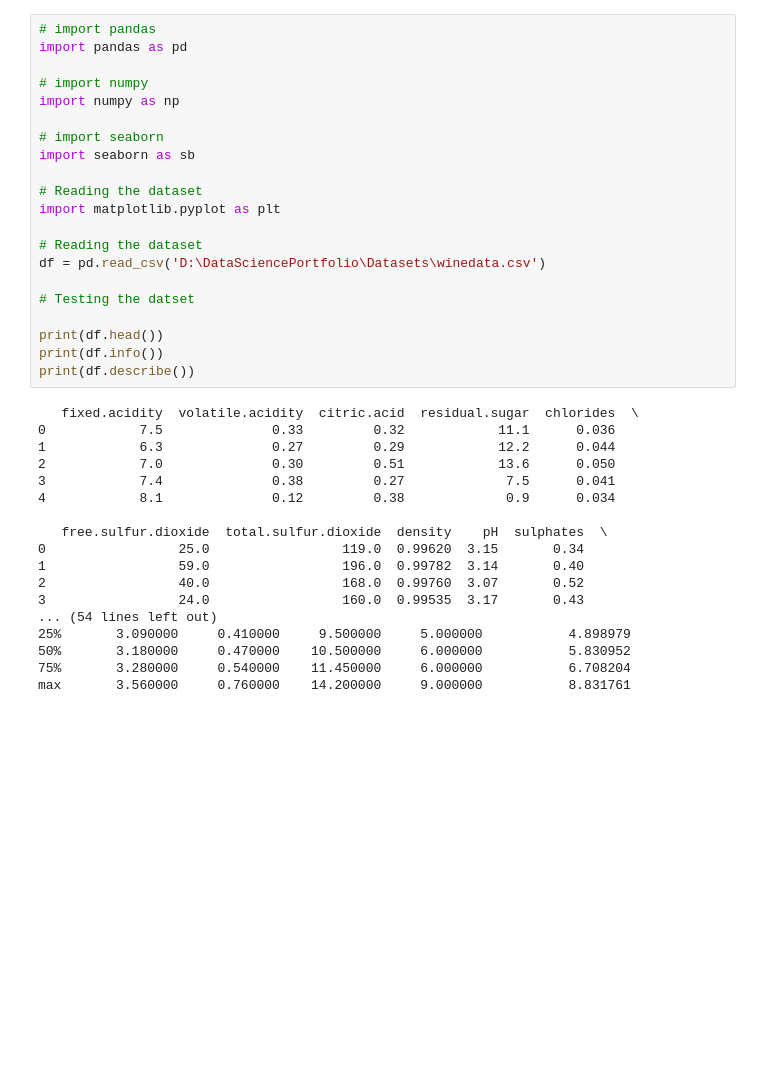
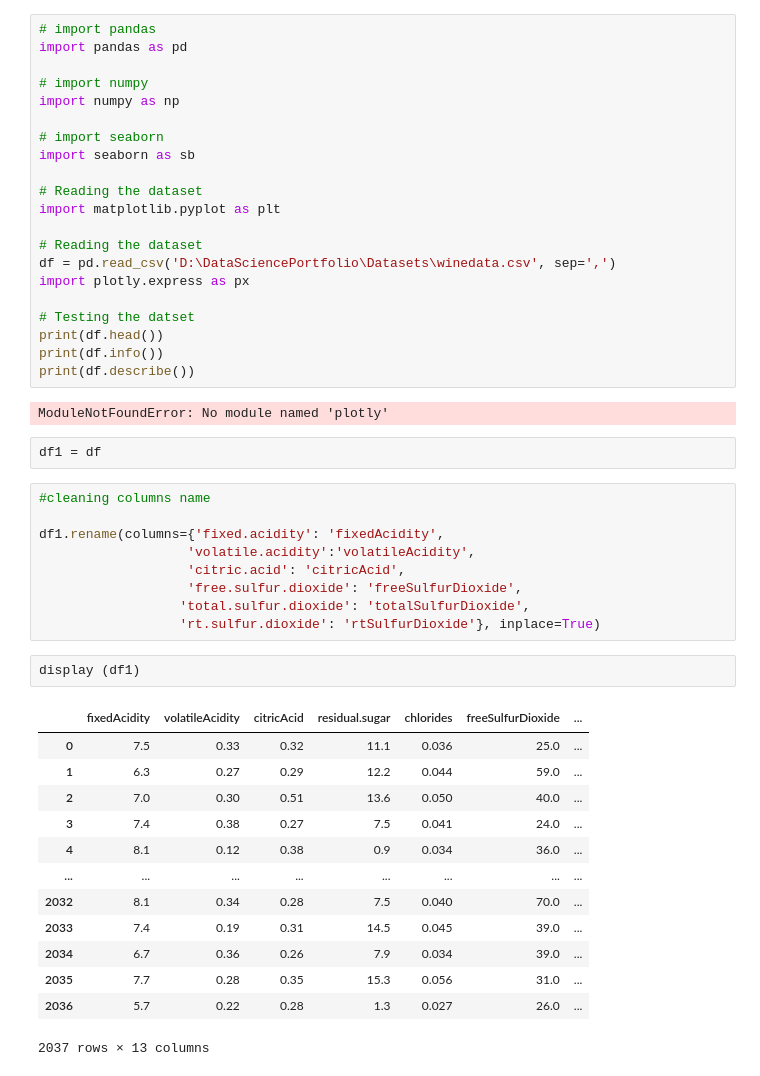
Before and after one commit to anik-cse/DataSciencePortfolio, a Jupyter notebook: Wine-Quality-Prediction-Analysis-Machine-Learning-Python/Wine Quality Prediction Analysis.ipynb, the cells around one changed output. Cells and saved outputs as stored; diff of their text form; blank space fills up the shorter version.

```diff
--- a/Wine-Quality-Prediction-Analysis-Machine-Learning-Python/Wine Quality Prediction Analysis.ipynb
+++ b/Wine-Quality-Prediction-Analysis-Machine-Learning-Python/Wine Quality Prediction Analysis.ipynb
@@ -12,28 +12,39 @@ import seaborn as sb
 import matplotlib.pyplot as plt
 
 # Reading the dataset
-df = pd.read_csv('D:\DataSciencePortfolio\Datasets\winedata.csv')
+df = pd.read_csv('D:\DataSciencePortfolio\Datasets\winedata.csv', sep=',')
+import plotly.express as px
 
 # Testing the datset
-
 print(df.head())
 print(df.info())
 print(df.describe())
 # %% [output]
-   fixed.acidity  volatile.acidity  citric.acid  residual.sugar  chlorides  \
-0            7.5              0.33         0.32            11.1      0.036
-1            6.3              0.27         0.29            12.2      0.044
-2            7.0              0.30         0.51            13.6      0.050
-3            7.4              0.38         0.27             7.5      0.041
-4            8.1              0.12         0.38             0.9      0.034
-
-   free.sulfur.dioxide  total.sulfur.dioxide  density    pH  sulphates  \
-0                 25.0                 119.0  0.99620  3.15       0.34
-1                 59.0                 196.0  0.99782  3.14       0.40
-2                 40.0                 168.0  0.99760  3.07       0.52
-3                 24.0                 160.0  0.99535  3.17       0.43
-... (54 lines left out)
-25%       3.090000     0.410000     9.500000     5.000000           4.898979
-50%       3.180000     0.470000    10.500000     6.000000           5.830952
-75%       3.280000     0.540000    11.450000     6.000000           6.708204
-max       3.560000     0.760000    14.200000     9.000000           8.831761
+ModuleNotFoundError: No module named 'plotly'
+# %%
+df1 = df
+# %%
+#cleaning columns name
+
+df1.rename(columns={'fixed.acidity': 'fixedAcidity',
+                   'volatile.acidity':'volatileAcidity',
+                   'citric.acid': 'citricAcid',
+                   'free.sulfur.dioxide': 'freeSulfurDioxide',
+                  'total.sulfur.dioxide': 'totalSulfurDioxide',
+                  'rt.sulfur.dioxide': 'rtSulfurDioxide'}, inplace=True)
+# %%
+display (df1)
+# %% [output]
+|  | fixedAcidity | volatileAcidity | citricAcid | residual.sugar | chlorides | freeSulfurDioxide | ... |
+| 0 | 7.5 | 0.33 | 0.32 | 11.1 | 0.036 | 25.0 | ... |
+| 1 | 6.3 | 0.27 | 0.29 | 12.2 | 0.044 | 59.0 | ... |
+| 2 | 7.0 | 0.30 | 0.51 | 13.6 | 0.050 | 40.0 | ... |
+| 3 | 7.4 | 0.38 | 0.27 | 7.5 | 0.041 | 24.0 | ... |
+| 4 | 8.1 | 0.12 | 0.38 | 0.9 | 0.034 | 36.0 | ... |
+| ... | ... | ... | ... | ... | ... | ... | ... |
+| 2032 | 8.1 | 0.34 | 0.28 | 7.5 | 0.040 | 70.0 | ... |
+| 2033 | 7.4 | 0.19 | 0.31 | 14.5 | 0.045 | 39.0 | ... |
+| 2034 | 6.7 | 0.36 | 0.26 | 7.9 | 0.034 | 39.0 | ... |
+| 2035 | 7.7 | 0.28 | 0.35 | 15.3 | 0.056 | 31.0 | ... |
+| 2036 | 5.7 | 0.22 | 0.28 | 1.3 | 0.027 | 26.0 | ... |
+2037 rows × 13 columns
```
Also changed, not shown: parts of 20 cells of this notebook, 2 other files.
